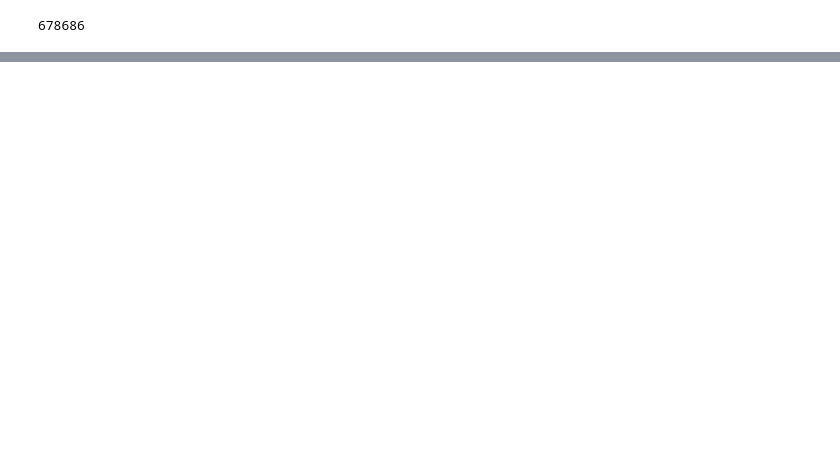
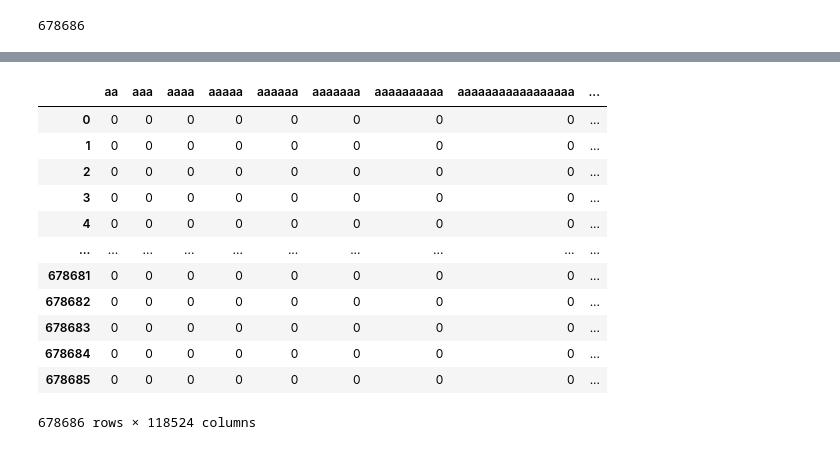
Before and after one commit to brenfrrs/twitter_sentiment_analysis, a Jupyter notebook: Dj-eda.ipynb, the cells around one changed output, grey strips where cells are left out. Drawn from its saved outputs; the diff is of its cells as text; code cells hidden in the pictures; blank space fills up the shorter version.

```diff
--- a/Dj-eda.ipynb
+++ b/Dj-eda.ipynb
@@ -260,0 +254,2 @@ Name: filtered, Length: 447538, dtype: object
+# %%
+vectorizer = CountVectorizer(stop_words=stop_words)
@@ -261 +260,20 @@ Name: filtered, Length: 447538, dtype: object
+# %%
+x=vectorizer.fit_transform(df["c_tweet"])
+# %%
+test = pd.DataFrame(x.toarray(), columns = vectorizer.get_feature_names())
+test
+# %% [output]
+|  | aa | aaa | aaaa | aaaaa | aaaaaa | aaaaaaa | aaaaaaaaaa | aaaaaaaaaaaaaaaaa | ... |
+| 0 | 0 | 0 | 0 | 0 | 0 | 0 | 0 | 0 | ... |
+| 1 | 0 | 0 | 0 | 0 | 0 | 0 | 0 | 0 | ... |
+| 2 | 0 | 0 | 0 | 0 | 0 | 0 | 0 | 0 | ... |
+| 3 | 0 | 0 | 0 | 0 | 0 | 0 | 0 | 0 | ... |
+| 4 | 0 | 0 | 0 | 0 | 0 | 0 | 0 | 0 | ... |
+| ... | ... | ... | ... | ... | ... | ... | ... | ... | ... |
+| 678681 | 0 | 0 | 0 | 0 | 0 | 0 | 0 | 0 | ... |
+| 678682 | 0 | 0 | 0 | 0 | 0 | 0 | 0 | 0 | ... |
+| 678683 | 0 | 0 | 0 | 0 | 0 | 0 | 0 | 0 | ... |
+| 678684 | 0 | 0 | 0 | 0 | 0 | 0 | 0 | 0 | ... |
+| 678685 | 0 | 0 | 0 | 0 | 0 | 0 | 0 | 0 | ... |
+678686 rows × 118524 columns
 # %%
```
Also changed, not shown: parts of 25 cells of this notebook, 1 other file.
